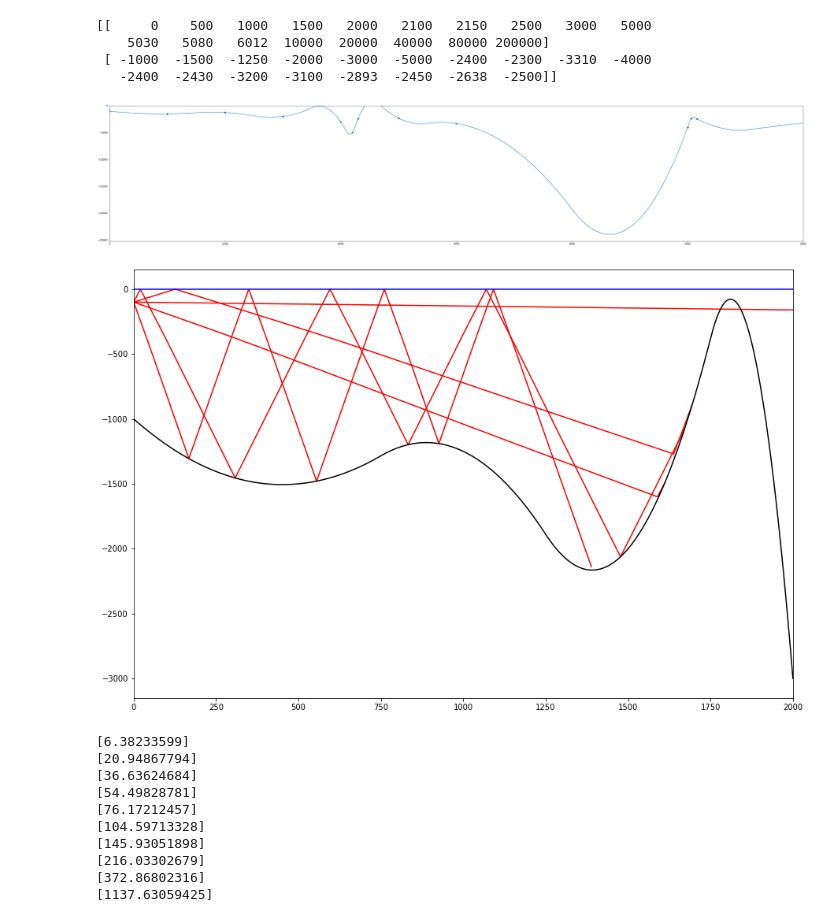
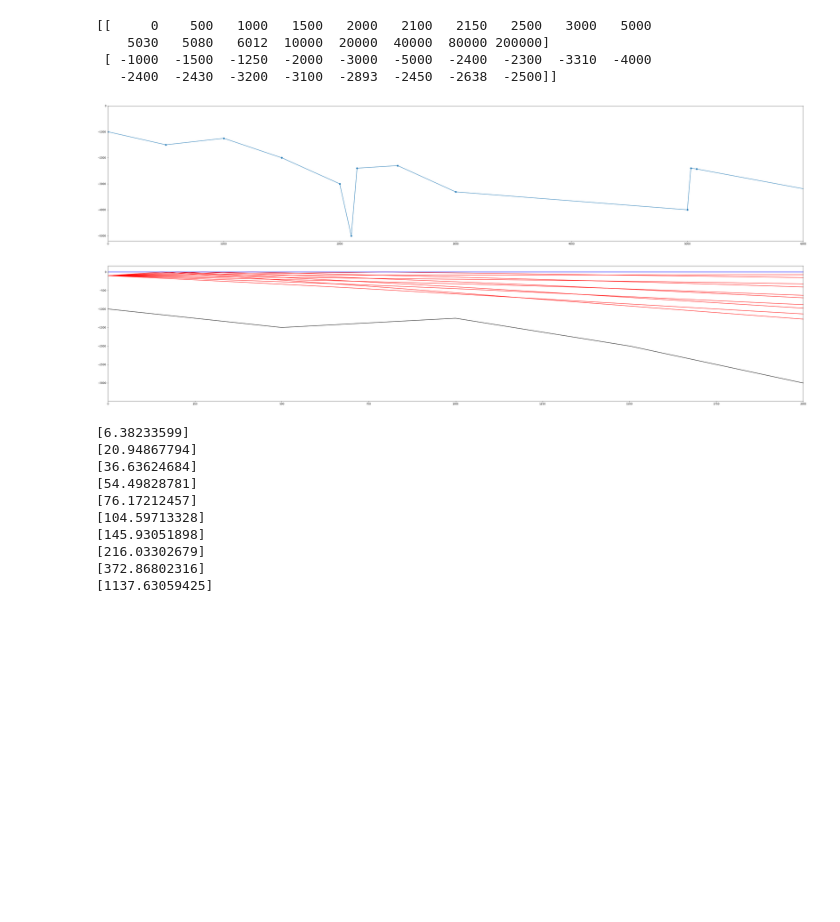
Before and after one commit to ahernot/data2021-bruits-mer, a Jupyter notebook: sound_propagation.ipynb, the cells around one changed output. Saved outputs shown, nothing was run; the diff lists cells and outputs as text; code cells hidden in the pictures; blank space fills up the shorter version.

```diff
--- a/sound_propagation.ipynb
+++ b/sound_propagation.ipynb
@@ -99,7 +99,8 @@ ground_profile = np.array([
 
 ground_profile = ground_profile.T
 print(ground_profile)
-calc_ground_z = interpolate.interp1d(ground_profile[0], ground_profile[1], kind='quadratic')#linear')
+calc_ground_z = interpolate.interp1d(ground_profile[0], ground_profile[1], kind='linear')
+# calc_ground_z = interpolate.interp1d(ground_profile[0], ground_profile[1], kind='quadratic')
 # %% [output]
 [[     0    500   1000   1500   2000   2100   2150   2500   3000   5000
     5030   5080   6012  10000  20000  40000  80000 200000]
@@ -114,7 +115,7 @@ plt.ylim(top=0)
 plt.xlim((X[0], X[-1]))
 plt.show()
 # %% [output]
-[figure, old version]
+[figure, new version]
 # %%
 # Calculate c and g
 
@@ -171,6 +172,8 @@ def sound_curve (n_steps, step_z, x0, z0, theta_0, limit_top_val, limit_bottom_f
             z_new = limit_bottom_func(x_new)
             dx_z *= -1  # assuming horizontal reflection
 
+        if x_new < x: break
+
         X = np.concatenate((X, np.array([x_new, ])), axis=0)
         Z = np.concatenate((Z, np.array([z_new, ])), axis=0)
 
@@ -185,36 +188,40 @@ def sound_curve (n_steps, step_z, x0, z0, theta_0, limit_top_val, limit_bottom_f
 
 
 
 LIMIT_TOP = 0  # in m
 # def LIMIT_BOTTOM (x): return -0.1 * x - 1000 # return np.ones_like(x) * -1000
 LIMIT_BOTTOM = calc_ground_z
 
 n_steps = 1000
 step_z = 10
 
 # Initial conditions
 x0      = 0
 z0      = -100
 theta_0 = 3.14/2 -0.1  #in radians
 
 
-plt.figure(figsize=(15, 10))
-for theta_0 in np.linspace(0.2, 3, 5):
+thetas = np.linspace(1, 3, 20)  #np.linspace(0.2, 3, 5)
+
+
+plt.figure(figsize=(50, 10))
+
+for theta_0 in thetas:
     X, Z = sound_curve(n_steps, step_z, x0, z0, theta_0, LIMIT_TOP, LIMIT_BOTTOM)
     plt.plot(X, Z, c='red')
     # plt.plot((X[0], X[-1]), (0, 0), c='black')
     # plt.plot(X, LIMIT_BOTTOM(X), c='black')
 
 
 x_lim = (0, 2000)
 plt.plot(x_lim, (0, 0), c='blue')
 x_linspace = np.linspace(x_lim[0], x_lim[1], 1000)
 plt.plot(x_linspace, LIMIT_BOTTOM(x_linspace), c='black')
 plt.xlim(x_lim)
 
 plt.show()
 # %% [output]
-[figure, old version]
+[figure, new version]
 # %%
 def GROUND_HEIGHT_2D (x: np.ndarray):
     """
```
Also changed, not shown: 2 other files.
